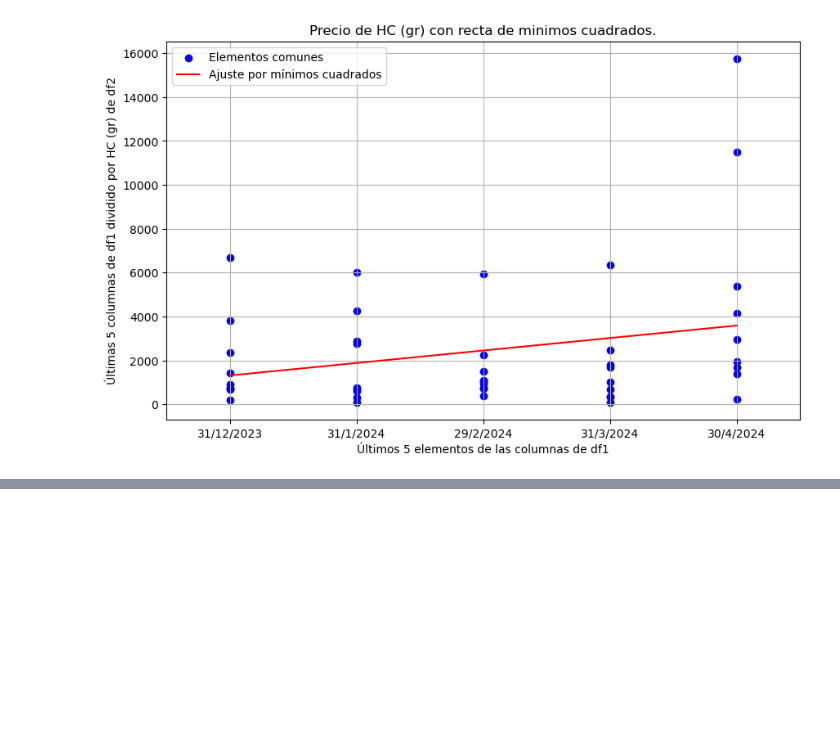
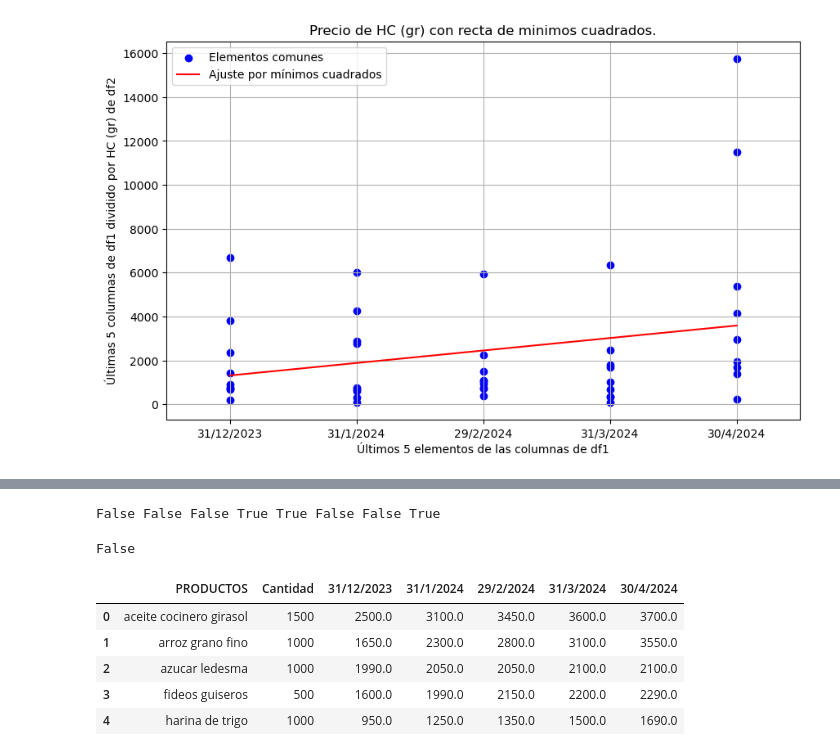
Before and after one commit to manuelgutman/ptalc2, a Jupyter notebook: funciones.ipynb, the cells around one changed output, grey strips where cells are left out. Saved outputs shown, nothing was run; the diff lists cells and outputs as text; code cells hidden in the pictures; blank space fills up the shorter version.

```diff
--- a/funciones.ipynb
+++ b/funciones.ipynb
@@ -358,0 +337,14 @@ Name: Alimento, dtype: object
+# %%
+eval_oms(tabla_modificada)
+# %% [output]
+False False False True True False False True
+False
+# %%
+tabla_consumidores_libres.head()
+# %% [output]
+|  | PRODUCTOS | Cantidad | 31/12/2023 | 31/1/2024 | 29/2/2024 | 31/3/2024 | 30/4/2024 |
+| 0 | aceite cocinero girasol | 1500 | 2500.0 | 3100.0 | 3450.0 | 3600.0 | 3700.0 |
+| 1 | arroz grano fino | 1000 | 1650.0 | 2300.0 | 2800.0 | 3100.0 | 3550.0 |
+| 2 | azucar ledesma | 1000 | 1990.0 | 2050.0 | 2050.0 | 2100.0 | 2100.0 |
+| 3 | fideos guiseros | 500 | 1600.0 | 1990.0 | 2150.0 | 2200.0 | 2290.0 |
+| 4 | harina de trigo | 1000 | 950.0 | 1250.0 | 1350.0 | 1500.0 | 1690.0 |
```
Also changed, not shown: parts of 3 cells of this notebook.
